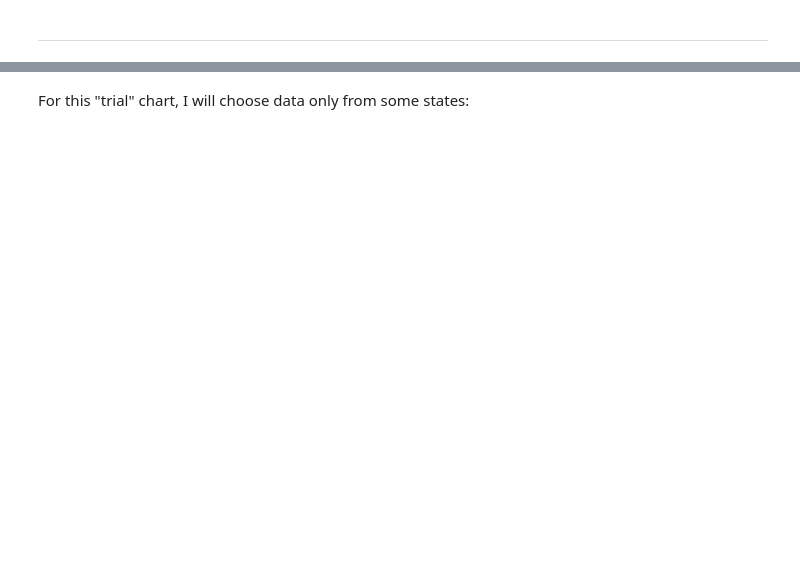
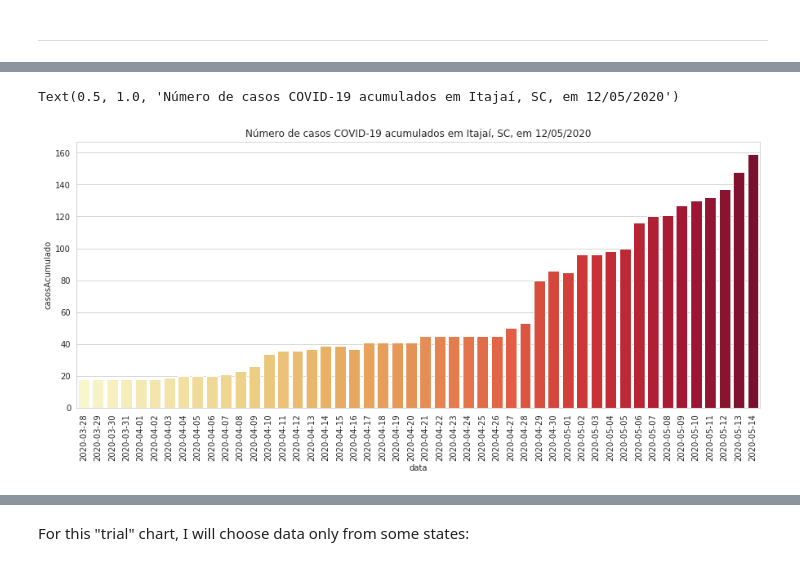
Before and after one commit to tbnsilveira/epidemic_BRdata, a Jupyter notebook: data_acquistion/Brazilian_Ministry_of_Health_COVID19data.ipynb, the cells around one changed output, grey strips where cells are left out. Cells and saved outputs as stored; diff of their text form; code cells hidden in the pictures; blank space fills up the shorter version.

```diff
--- a/data_acquistion/Brazilian_Ministry_of_Health_COVID19data.ipynb
+++ b/data_acquistion/Brazilian_Ministry_of_Health_COVID19data.ipynb
@@ -178,0 +219,11 @@ Name: obitosAcumulados, Length: 2727, dtype: bool
+# %%
+sns.set_style("whitegrid")
+# %%
+fig, ax = plt.subplots(figsize=(15,6))
+
+ax = sns.barplot(x='data', y='casosAcumulado', data=covidBLU, palette='YlOrRd')
+plt.xticks(rotation='vertical');
+plt.title('Número de casos COVID-19 acumulados em Itajaí, SC, em 12/05/2020')
+# %% [output]
+Text(0.5, 1.0, 'Número de casos COVID-19 acumulados em Itajaí, SC, em 12/05/2020')
+[figure, added]
```
Also changed, not shown: parts of 28 cells of this notebook, 3 other files.
